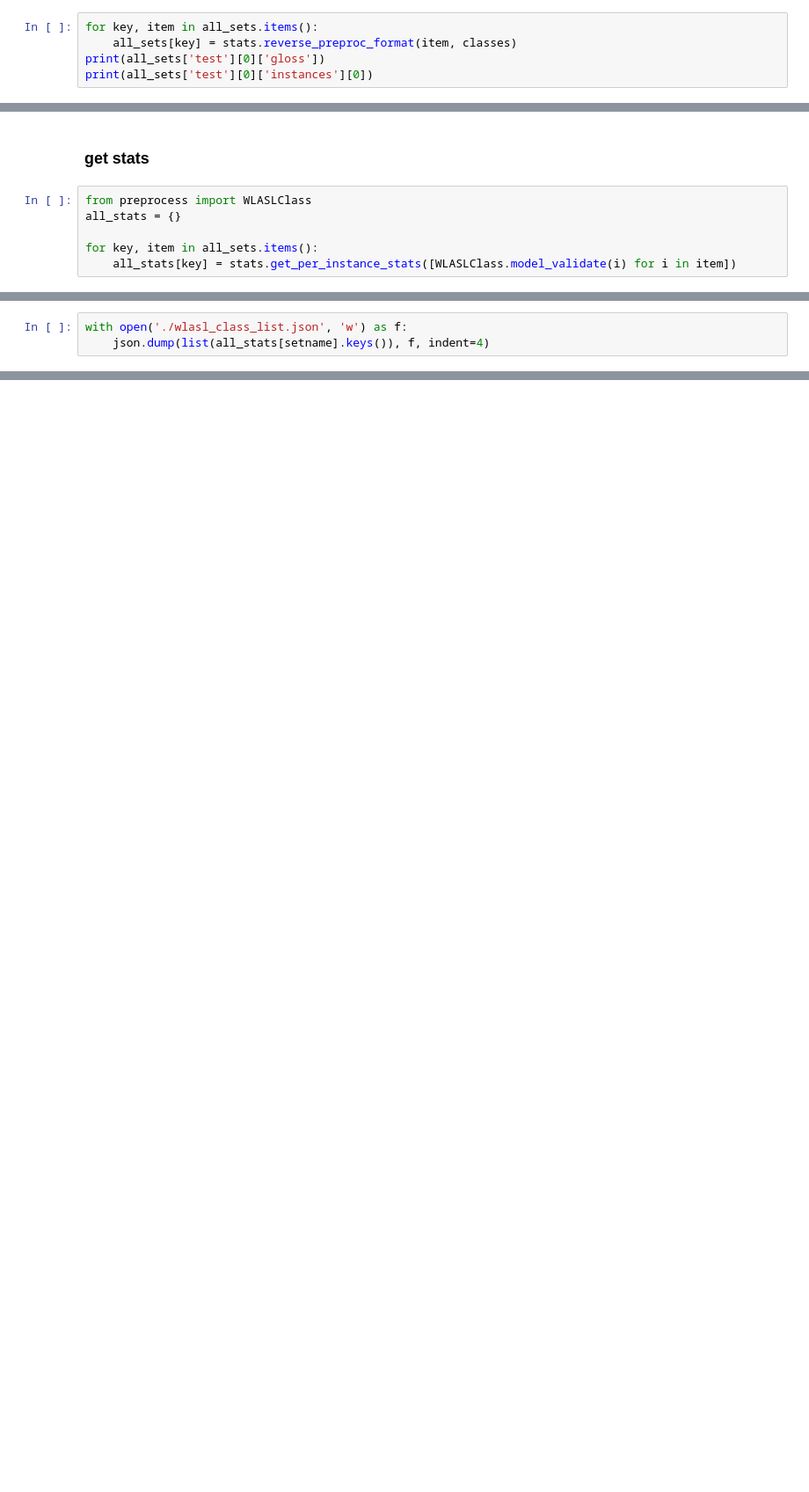
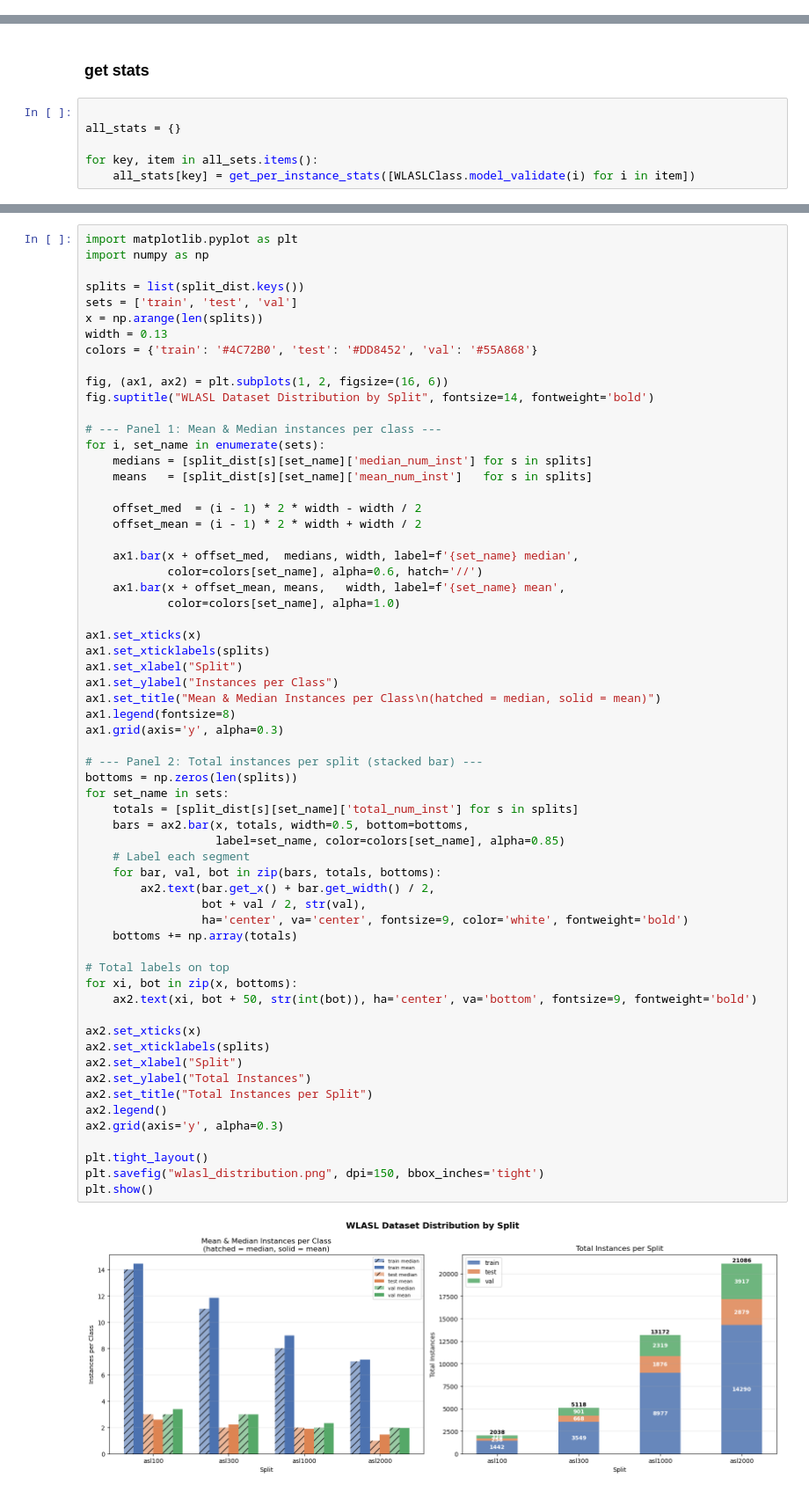
Before and after one commit to 0p3nTheSauce/SLR, a Jupyter notebook: code/dataset_variations.ipynb, the cells around one changed output, grey strips where cells are left out. Shown at 88% size. Drawn from its saved outputs; the diff is of its cells as text; blank space fills up the shorter version.

```diff
--- a/code/dataset_variations.ipynb
+++ b/code/dataset_variations.ipynb
@@ -43,5 +54,0 @@ Total instances: 21092
-# %%
-for key, item in all_sets.items():
-    all_sets[key] = stats.reverse_preproc_format(item, classes)
-print(all_sets['test'][0]['gloss'])
-print(all_sets['test'][0]['instances'][0])
@@ -51,9 +55,9 @@ bbox=[60, 37, 197, 230] frame_end=78 frame_start=1 instance_id=15 signer_id=49 s
 # %% [markdown]
 ### get stats
 # %%
-from preprocess import WLASLClass
+
 all_stats = {}
 
 for key, item in all_sets.items():
-    all_stats[key] = stats.get_per_instance_stats([WLASLClass.model_validate(i) for i in item])
+    all_stats[key] = get_per_instance_stats([WLASLClass.model_validate(i) for i in item])
 # %%
@@ -90,6 +71,3 @@ True
-# %%
-with open('./wlasl_class_list.json', 'w') as f:
-    json.dump(list(all_stats[setname].keys()), f, indent=4)
 # %%
 cls_names = list(all_stats[setname].keys())
 num_inst_distribution = {cls_names.index(k) : all_stats[setname][k][metric] for k in cls_names[:20]}
@@ -153,0 +201,64 @@ SyntaxError: invalid syntax (3115173611.py, line 1)
+# %%
+import matplotlib.pyplot as plt
+import numpy as np
+
+splits = list(split_dist.keys())
+sets = ['train', 'test', 'val']
+x = np.arange(len(splits))
+width = 0.13
+colors = {'train': '#4C72B0', 'test': '#DD8452', 'val': '#55A868'}
+
+fig, (ax1, ax2) = plt.subplots(1, 2, figsize=(16, 6))
+fig.suptitle("WLASL Dataset Distribution by Split", fontsize=14, fontweight='bold')
+
+# --- Panel 1: Mean & Median instances per class ---
+for i, set_name in enumerate(sets):
+    medians = [split_dist[s][set_name]['median_num_inst'] for s in splits]
+    means   = [split_dist[s][set_name]['mean_num_inst']   for s in splits]
+
+    offset_med  = (i - 1) * 2 * width - width / 2
+    offset_mean = (i - 1) * 2 * width + width / 2
+
+    ax1.bar(x + offset_med,  medians, width, label=f'{set_name} median',
+            color=colors[set_name], alpha=0.6, hatch='//')
+    ax1.bar(x + offset_mean, means,   width, label=f'{set_name} mean',
+            color=colors[set_name], alpha=1.0)
+
+ax1.set_xticks(x)
+ax1.set_xticklabels(splits)
+ax1.set_xlabel("Split")
+ax1.set_ylabel("Instances per Class")
+ax1.set_title("Mean & Median Instances per Class\n(hatched = median, solid = mean)")
+ax1.legend(fontsize=8)
+ax1.grid(axis='y', alpha=0.3)
+
+# --- Panel 2: Total instances per split (stacked bar) ---
+bottoms = np.zeros(len(splits))
+for set_name in sets:
+    totals = [split_dist[s][set_name]['total_num_inst'] for s in splits]
+    bars = ax2.bar(x, totals, width=0.5, bottom=bottoms,
+                   label=set_name, color=colors[set_name], alpha=0.85)
+    # Label each segment
+    for bar, val, bot in zip(bars, totals, bottoms):
+        ax2.text(bar.get_x() + bar.get_width() / 2,
+                 bot + val / 2, str(val),
+                 ha='center', va='center', fontsize=9, color='white', fontweight='bold')
+    bottoms += np.array(totals)
+
+# Total labels on top
+for xi, bot in zip(x, bottoms):
+    ax2.text(xi, bot + 50, str(int(bot)), ha='center', va='bottom', fontsize=9, fontweight='bold')
+
+ax2.set_xticks(x)
+ax2.set_xticklabels(splits)
+ax2.set_xlabel("Split")
+ax2.set_ylabel("Total Instances")
+ax2.set_title("Total Instances per Split")
+ax2.legend()
+ax2.grid(axis='y', alpha=0.3)
+
+plt.tight_layout()
+plt.savefig("wlasl_distribution.png", dpi=150, bbox_inches='tight')
+plt.show()
+# %% [output]
+[figure, added]
```
Also changed, not shown: parts of 15 cells of this notebook, 3 other files.
